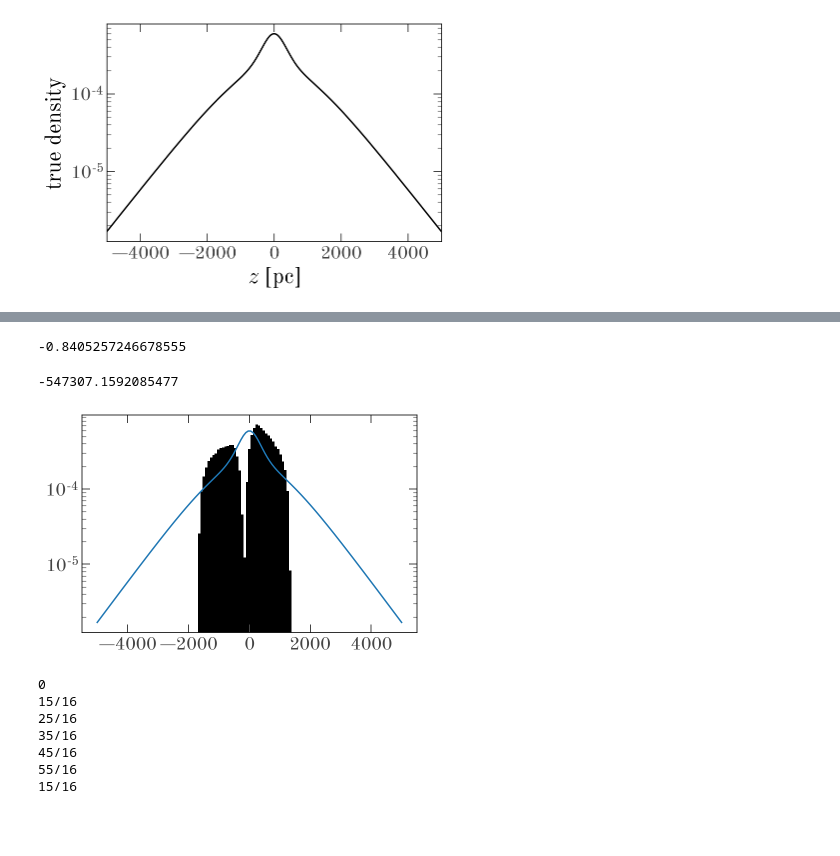
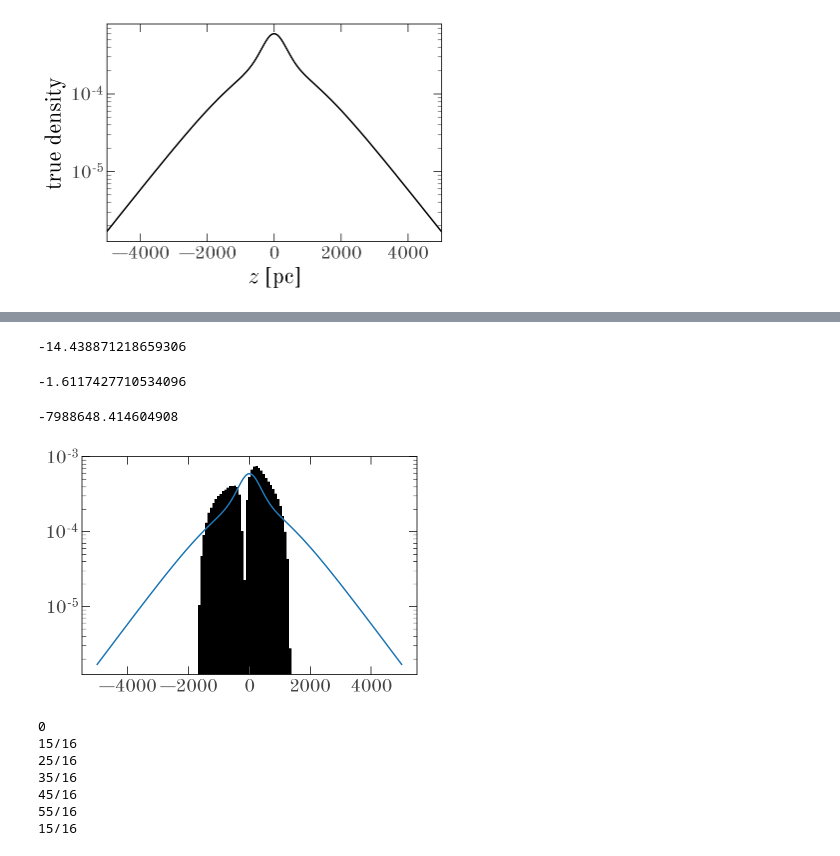
Before and after one commit to adrn/solar-velocity, a Jupyter notebook: notebooks/Simulated-midplane-with-selection.ipynb, the cells around one changed output, grey strips where cells are left out. Cells and saved outputs as stored; diff of their text form; code cells hidden in the pictures; blank space fills up the shorter version.

```diff
--- a/notebooks/Simulated-midplane-with-selection.ipynb
+++ b/notebooks/Simulated-midplane-with-selection.ipynb
@@ -30,8 +43,11 @@ def S(b, d):
 # %%
-usys = [u.pc, u.rad, u.Msun, u.Myr]
+usys = UnitSystem([u.pc, u.rad, u.Msun, u.Myr])
 
 zgrid = np.linspace(-5e3, 5e3, 1024)
-rho = np.exp(ln_two_sech2(zgrid, h1=200., h2=800., f=0.3))
+rho = np.exp(ln_two_sech2(zgrid,
+                          h1=truth['h1'].value,
+                          h2=truth['h2'].value,
+                          f=truth['f']))
 # %%
 plt.figure(figsize=(6, 4))
 plt.plot(zgrid, rho, marker='')
@@ -91,9 +130,4 @@ plt.ylim(1e-4, 1e-3)
 # %%
-truth['zsun'] = 174.35 * u.pc
-truth['roll'] = 15.3 * u.deg
-# truth['sgrA'] = coord.SphericalRepresentation(0.528 * u.deg, -0.17*u.deg, 8.1 * u.kpc)
-truth['sgrA'] = coord.SphericalRepresentation(15.28 * u.deg, -7.4*u.deg, 8.1 * u.kpc)
-
 sim_schmagal = coord.CartesianRepresentation(xyz_samples)
 
 sim_gal = coord.CartesianRepresentation(
@@ -177,31 +190,42 @@ ln_integrand(
-# %%
-get_ln_Veff(ln_density_args, gal_args, min_b, max_dist)
-# %% [output]
--0.8405257246678555
+# %%
+data = sim_gal.xyz.decompose(usys)[:, sim_mask]#.value
+model = Model(data, truth['sgrA'], min_b, max_dist, usys)
+
+model_all = Model(sim_gal.xyz.decompose(usys),
+                  truth['sgrA'], min_b, max_dist, usys)
+# %%
+gal_args = (truth['sgrA'], truth['zsun'], truth['roll'])
+z_args = (truth['h1'].value, truth['h2'].value, truth['f'])
+
+density_model = model._get_density_model(ln_two_sech2, z_args)
+model.ln_integrand(
+    0.,
+    (31*u.deg).decompose(usys).value,
+    (100*u.pc).decompose(usys).value,
+    density_model,
+    gal_args
+)
+# %% [output]
+-14.438871218659306
+# %%
+model.get_ln_Veff(density_model, gal_args)
+# %% [output]
+-1.6117427710534096
 # %%
-p0 = (
-    np.log(sim_gal.shape[0]),
-    np.log(truth['h1'].decompose(usys).value),
-    np.log(truth['h2'].decompose(usys).value),
-    truth['f'],
-    truth['zsun'].decompose(usys).value,
-    truth['roll'].decompose(usys).value
-)
-p0_names = (
-    'lnn0',
-    'lnh1',
-    'lnh2',
-    'f',
-    'zsun',
-    'roll'
-)
-data = sim_gal.xyz.decompose(usys).value[:, sim_mask]
-# data = sim_gal.xyz.decompose(usys).value
-ln_likelihood(p0, data, truth['sgrA'], ln_density_args, min_b, max_dist,
-              plot=True)
+p0 = model.pack_pars({
+    'ln_n0': np.log(sim_gal.shape[0]),
+    'ln_h1': np.log(truth['h1'].decompose(usys).value),
+    'ln_h2': np.log(truth['h2'].decompose(usys).value),
+    'f': truth['f'],
+    'zsun': truth['zsun'].decompose(usys).value,
+    'roll': truth['roll'].decompose(usys).value
+})
+
+model.ln_likelihood(p0, plot=True)
+# model_all.ln_likelihood(p0, plot=True)
 # %% [output]
--547307.1592085477
+-7988648.414604908
-[figure, old version]
+[figure, new version]
 # %%
 sgrA = truth['sgrA']
 
```
Also changed, not shown: parts of 23 cells of this notebook, 3 other files.
